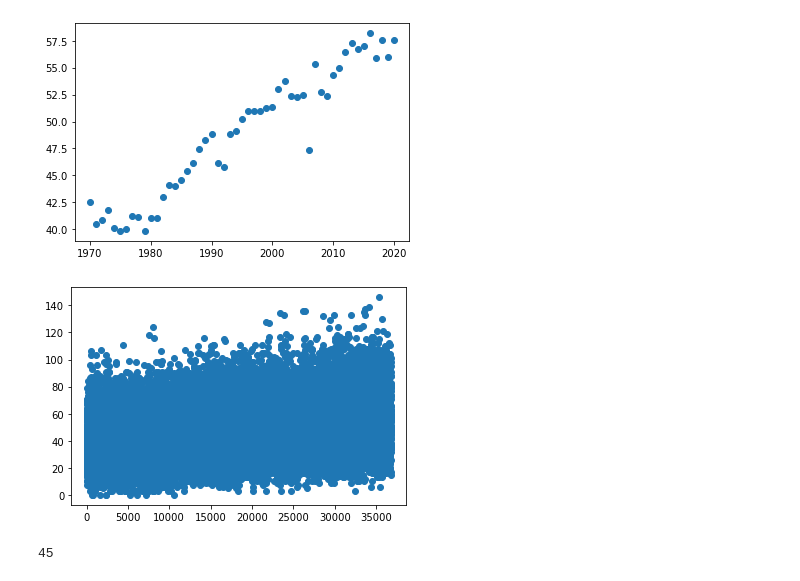
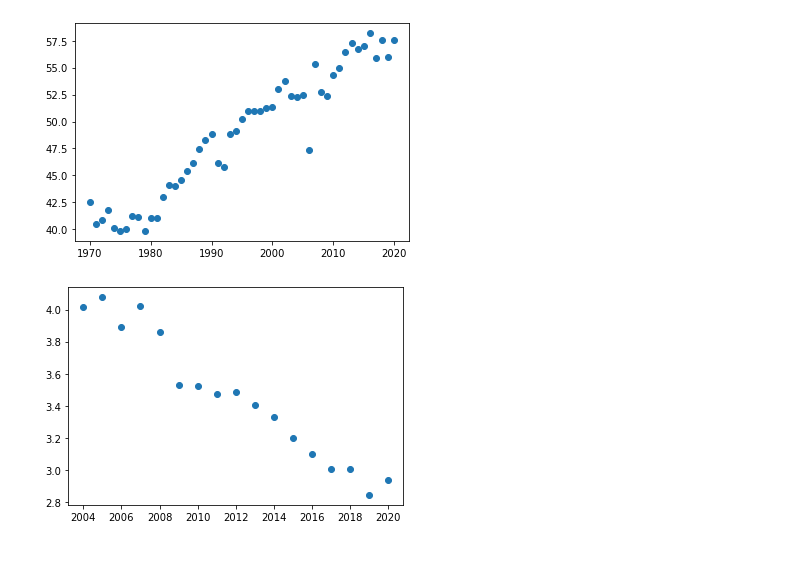
Before and after one commit to khutula/TigerGatorNole_Capstone1, a Jupyter notebook: project_starter_notebook.ipynb, the cells around one changed output. Cells and saved outputs as stored; diff of their text form; code cells hidden in the pictures.

```diff
--- a/project_starter_notebook.ipynb
+++ b/project_starter_notebook.ipynb
@@ -68,11 +32,3 @@ plt.scatter(x_axis, y_axis)
 plt.show()
 # %% [output]
 [figure]
-# %%
-x_axis = [x for x in range(len(total_points))]
-y_axis = total_points
-
-plt.scatter(x_axis, y_axis)
-plt.show()
-# %% [output]
-[figure, removed]
@@ -81,4 +35,46 @@ single_game = games[0]
-# %%
-single_game.home_points
-# %% [output]
-45
+# %%
+for year in season:
+    turnovers = []
+    total_yards = []
+    third_attempts = []
+    third_successes = []
+    for week in range(1,17):
+        try:
+            game_teams = api_instance.get_team_game_stats(year=year, week=week)
+            for game in game_teams:
+                stats_list_1 = game.teams[0]["stats"]
+                stats_list_2 = game.teams[1]["stats"]
+                for result in stats_list_1:
+                    if result["category"] == "turnovers":
+                        turnover_1 = int(result["stat"])
+                    elif result["category"] == "totalYards":
+                        tot_yards_1 = int(result["stat"])
+                    elif result["category"] == "thirdDownEff":
+                        third_eff_str_1 = result["stat"].split("-") #thirdDownEff
+                for result in stats_list_2:
+                    if result["category"] == "turnovers":
+                        turnover_2 = int(result["stat"])
+                    elif result["category"] == "totalYards":
+                        tot_yards_2 = int(result["stat"])
+                    elif result["category"] == "thirdDownEff":
+                        third_eff_str_2 = result["stat"].split("-") #thirdDownEff
+
+                turnovers.append(turnover_1 + turnover_2)
+                total_yards.append(tot_yards_1 + tot_yards_2)
+                third_attempts.append(int(third_eff_str_1[1])+int(third_eff_str_2[1]))
+                third_successes.append(int(third_eff_str_1[0])+int(third_eff_str_2[0]))
+        except Exception as e:
+            print(f"No data for season {year} week {week}. Skipping {e}")
+    score_df.loc[score_df["Season"] == year, ["Avg Turnovers"]] = sum(turnovers)/len(turnovers)
+    score_df.loc[score_df["Season"] == year, ["Avg Total Yards"]] = sum(total_yards)/len(total_yards)
+    score_df.loc[score_df["Season"] == year, ["Avg Third Down Eff"]] = sum(third_attempts)/len(third_attempts) #/ (sum(third_successes)/len(third_successes))
+# %%
+new_score_df = score_df.loc[score_df["Season"] >= 2004, :]
+
+x_axis = new_score_df["Season"]
+y_axis = new_score_df["Avg Turnovers"]
+
+plt.scatter(x_axis, y_axis)
+plt.show()
+# %% [output]
+[figure, added]
```
Also changed, not shown: parts of 14 cells of this notebook, 3 other files.
